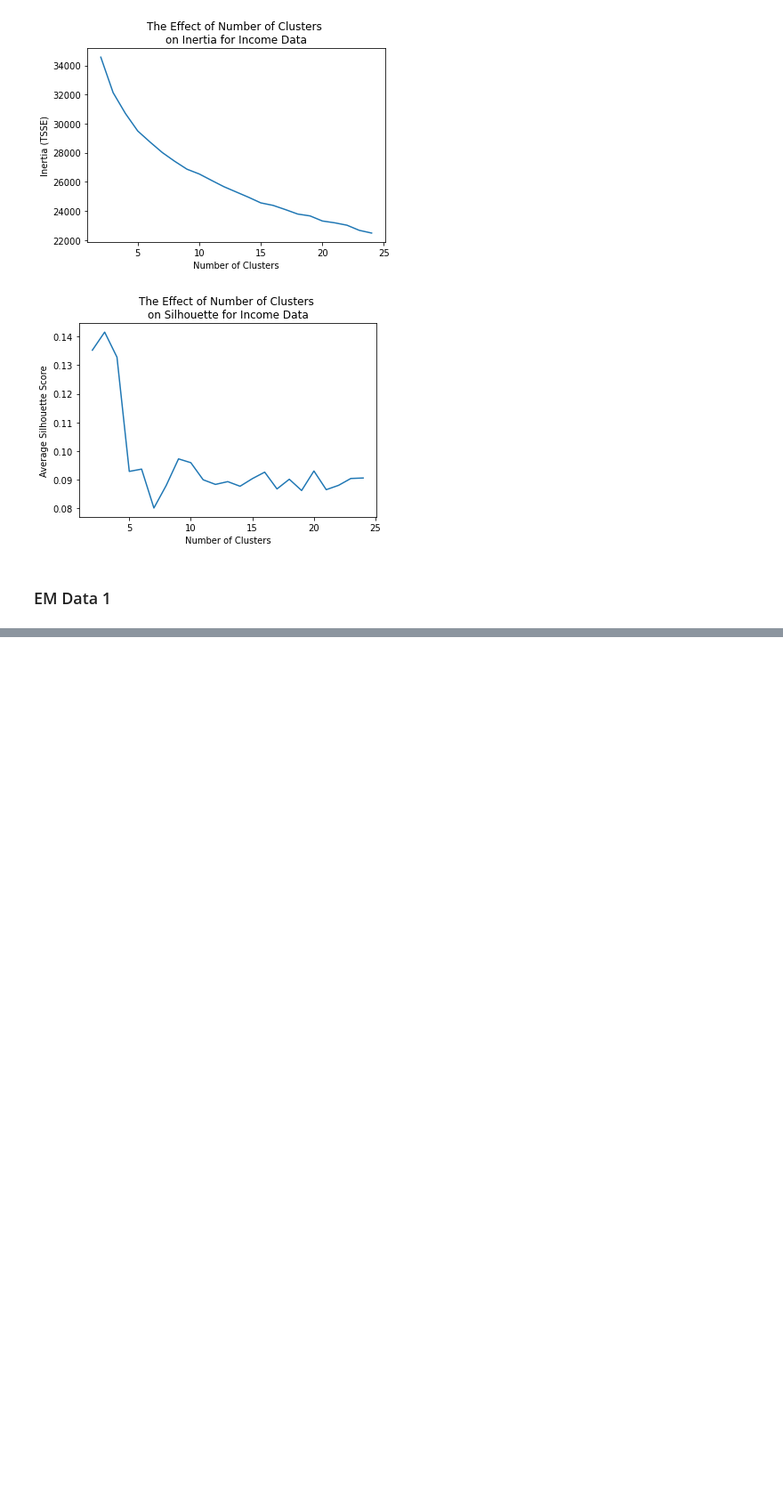
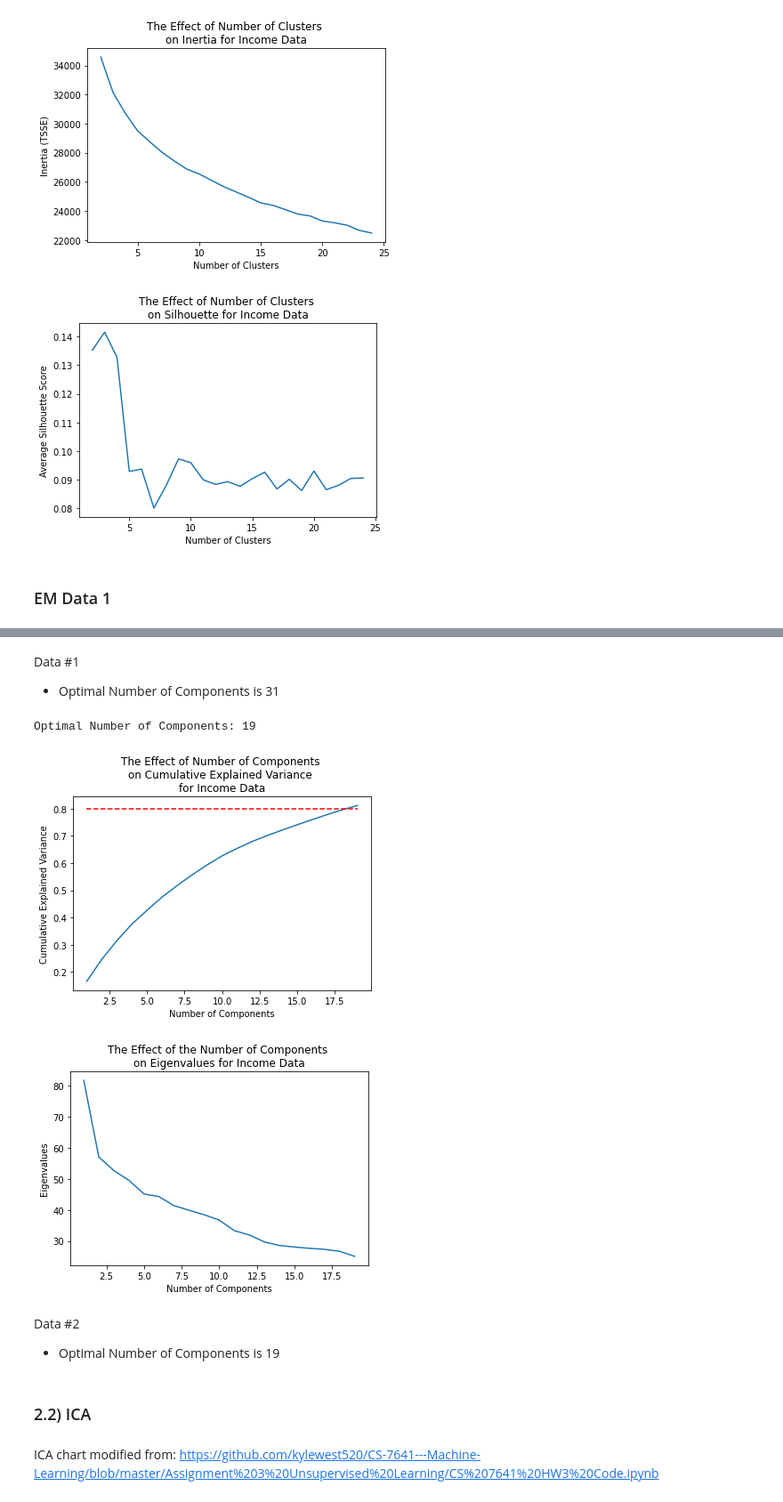
Before and after one commit to amandahutter/CS_7641, a Jupyter notebook: A3: Unsupervised Learning/A3.ipynb, the cells around one changed output, grey strips where cells are left out. Shown at 89% size. Saved outputs shown, nothing was run; the diff lists cells and outputs as text; code cells hidden in the pictures; blank space fills up the shorter version.

```diff
--- a/A3: Unsupervised Learning/A3.ipynb
+++ b/A3: Unsupervised Learning/A3.ipynb
@@ -551,0 +626,16 @@ for cv in covariance_type:
+# %% [markdown]
+Data #1
+- Optimal Number of Components is 31
+# %%
+run_PCA(X_Train_Income, "Income Data")
+# %% [output]
+Optimal Number of Components: 19
+[figure, added]
+[figure, added]
+# %% [markdown]
+Data #2
+- Optimal Number of Components is 19
+# %% [markdown]
+### 2.2) ICA
+# %% [markdown]
+ICA chart modified from: https://github.com/kylewest520/CS-7641---Machine-Learning/blob/master/Assignment%203%20Unsupervised%20Learning/CS%207641%20HW3%20Code.ipynb
```
Also changed, not shown: parts of 34 cells of this notebook.
